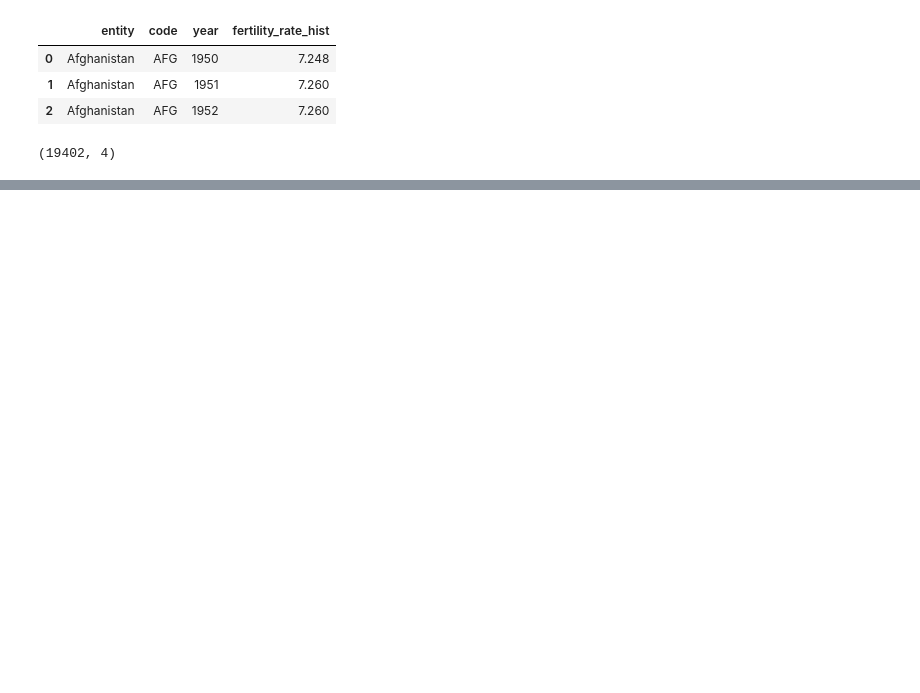
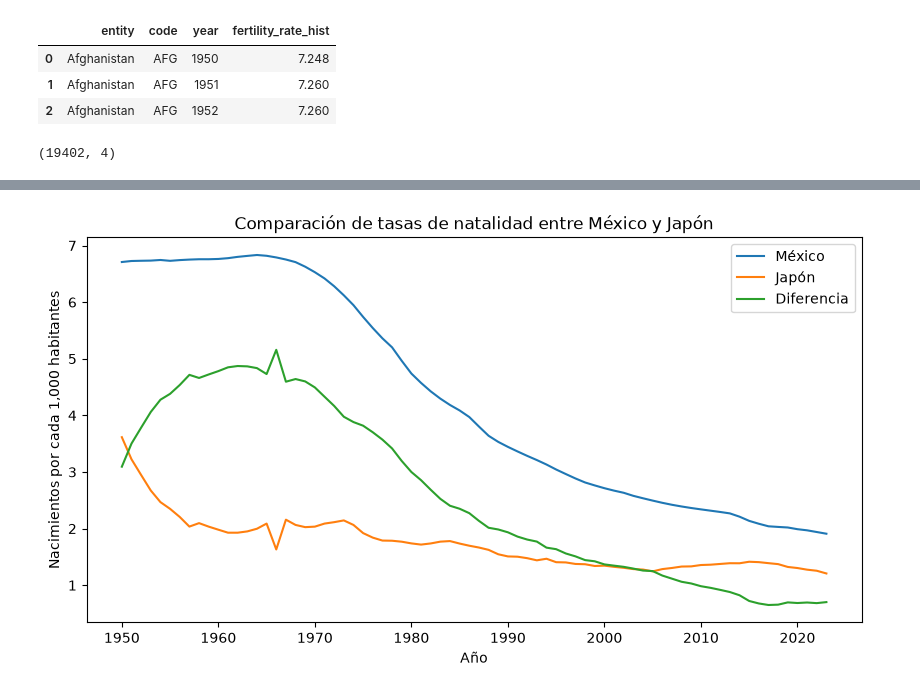
Before and after one commit to GerardoRuiz1945/BigData, a Jupyter notebook: notebooks/03_fertility_rate.ipynb, the cells around one changed output, grey strips where cells are left out. Cells and saved outputs as stored; diff of their text form; code cells hidden in the pictures; blank space fills up the shorter version.

```diff
--- a/notebooks/03_fertility_rate.ipynb
+++ b/notebooks/03_fertility_rate.ipynb
@@ -48,0 +154,4 @@ tasa_mexico = mexico["fertility_rate_hist"].to_numpy()
+# %%
+#Filtro de indexación booleana o máscara
+mascara_coincidencia_anios = anios_japon >= anios_mexico.min()
+mascara_coincidencia_anios
@@ -48,0 +168,4 @@ tasa_mexico = mexico["fertility_rate_hist"].to_numpy()
+# %%
+tasa_japon = tasa_japon[mascara_coincidencia_anios]
+anios_japon = anios_japon[mascara_coincidencia_anios]
+anios_japon.shape
@@ -48,0 +174,3 @@ tasa_mexico = mexico["fertility_rate_hist"].to_numpy()
+# %%
+diferencia_mx_jp = tasa_mexico - tasa_japon
+anios_mexico
@@ -48,0 +185,30 @@ tasa_mexico = mexico["fertility_rate_hist"].to_numpy()
+# %%
+plt.figure(figsize=(10,5))
+
+plt.plot(
+    anios_mexico,
+    tasa_mexico,
+    label="México"
+)
+
+plt.plot(
+    anios_japon,
+    tasa_japon,
+    label="Japón"
+)
+
+plt.plot(
+    anios_mexico,
+    diferencia_mx_jp,
+    label="Diferencia"
+)
+
+plt.title("Comparación de la tasa de natalidad")
+plt.xlabel("Año")
+plt.ylabel("Nacimientos por cada 1,000 habitantes")
+
+plt.title('Comparación de tasas de natalidad entre México y Japón')
+plt.legend()
+plt.show()
+# %% [output]
+[figure, added]
```
Also changed, not shown: parts of 17 cells of this notebook, 3 other files.
